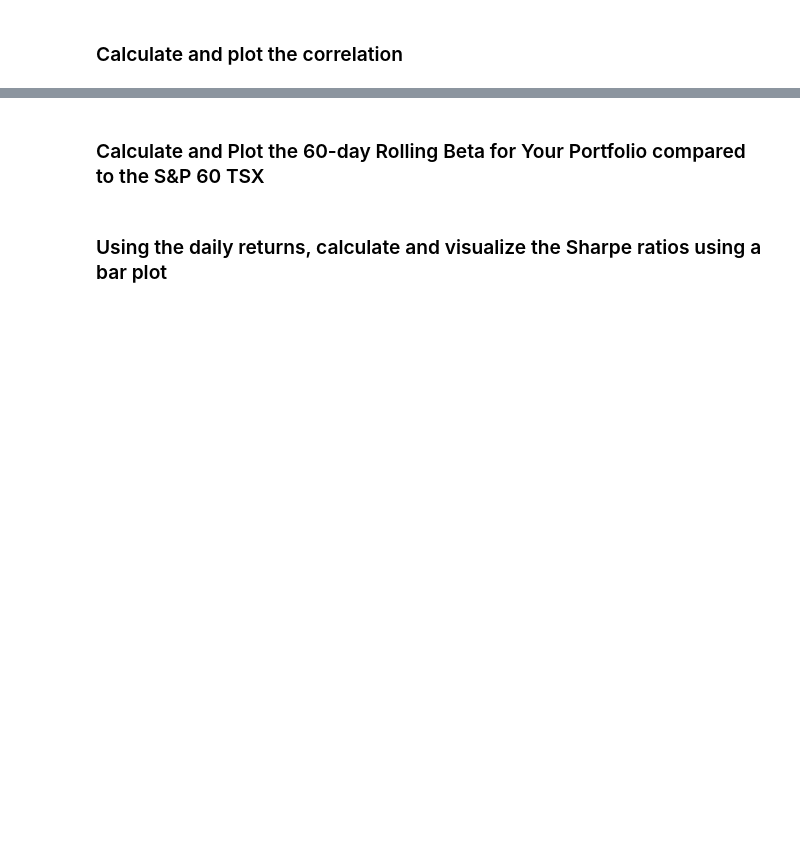
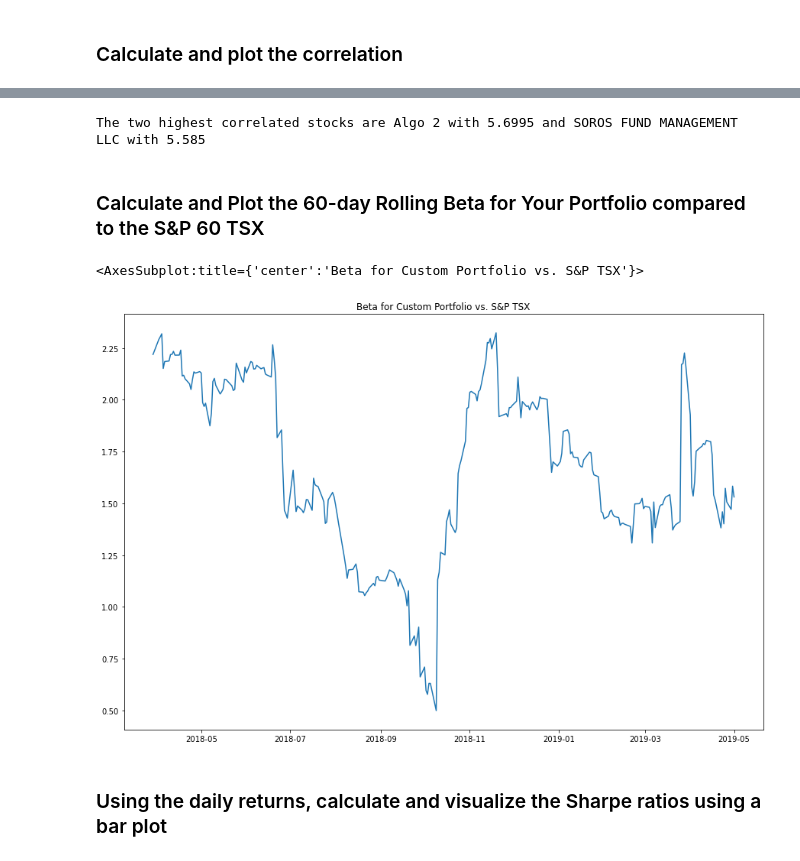
Before and after one commit to benjaminweymouth/a_whale_off_-the_portfolio, a Jupyter notebook: whale_analysis.ipynb, the cells around one changed output, grey strips where cells are left out. Cells and saved outputs as stored; diff of their text form; code cells hidden in the pictures; blank space fills up the shorter version.

```diff
--- a/whale_analysis.ipynb
+++ b/whale_analysis.ipynb
@@ -787,2 +821,13 @@ dtype: float64
+# %%
+#Find the 2 highest values indicating the highest correlation
+
+cus_highest_value = custom_correlation_series.max()
+cus_max_index = custom_correlation_series.idxmax()
+cus_cleaned_series = custom_correlation_series.drop(index=cus_max_index)
+cus_second_highest_index = cus_cleaned_series.idxmax()
+cus_second_highest_value = cus_cleaned_series.max()
+print(f"The two highest correlated stocks are {cus_max_index} with {round(cus_highest_value, 4)} and {cus_second_highest_index} with {round(cus_second_highest_value, 4)}")
+# %% [output]
+The two highest correlated stocks are Algo 2 with 5.6995 and SOROS FUND MANAGEMENT LLC with 5.585
 # %% [markdown]
 ### Calculate and Plot the 60-day Rolling Beta for Your Portfolio compared to the S&P 60 TSX
@@ -791,3 +834,25 @@ dtype: float64
+# %%
+# Calculate covariance of a single portfolio
+cust_algo_covariance = custom_combined_df['Custom Portfolio'].cov(custom_combined_df['S&P TSX'])
+
+# Calculate 60-day rolling covariance of Algo 1 vs. TSX rolling variance
+cust_algo_rolling_covariance = custom_combined_df['Custom Portfolio'].rolling(window=60).cov(custom_combined_df['S&P TSX'])
+
+# Calculate variance of S&P TSX
+cust_tsx_variance = custom_combined_df['S&P TSX'].var()
+cust_algo_variance = custom_combined_df['Custom Portfolio'].var()
+cust_tsx_rolling_variance = custom_combined_df['S&P TSX'].rolling(window=60).var()
+
+# Computing beta
+cust_algo_beta = cust_algo_covariance / cust_tsx_variance
+cust_algo_rolling_beta = cust_algo_rolling_covariance / cust_tsx_rolling_variance
+
+# Plot beta trend
+
+cust_algo_rolling_beta.plot(figsize=(15,10), title='Beta for Custom Portfolio vs. S&P TSX')
+# %% [output]
+<AxesSubplot:title={'center':'Beta for Custom Portfolio vs. S&P TSX'}>
+[figure, added]
 # %% [markdown]
 ### Using the daily returns, calculate and visualize the Sharpe ratios using a bar plot
 # %%
```
Also changed, not shown: parts of 9 cells of this notebook.
